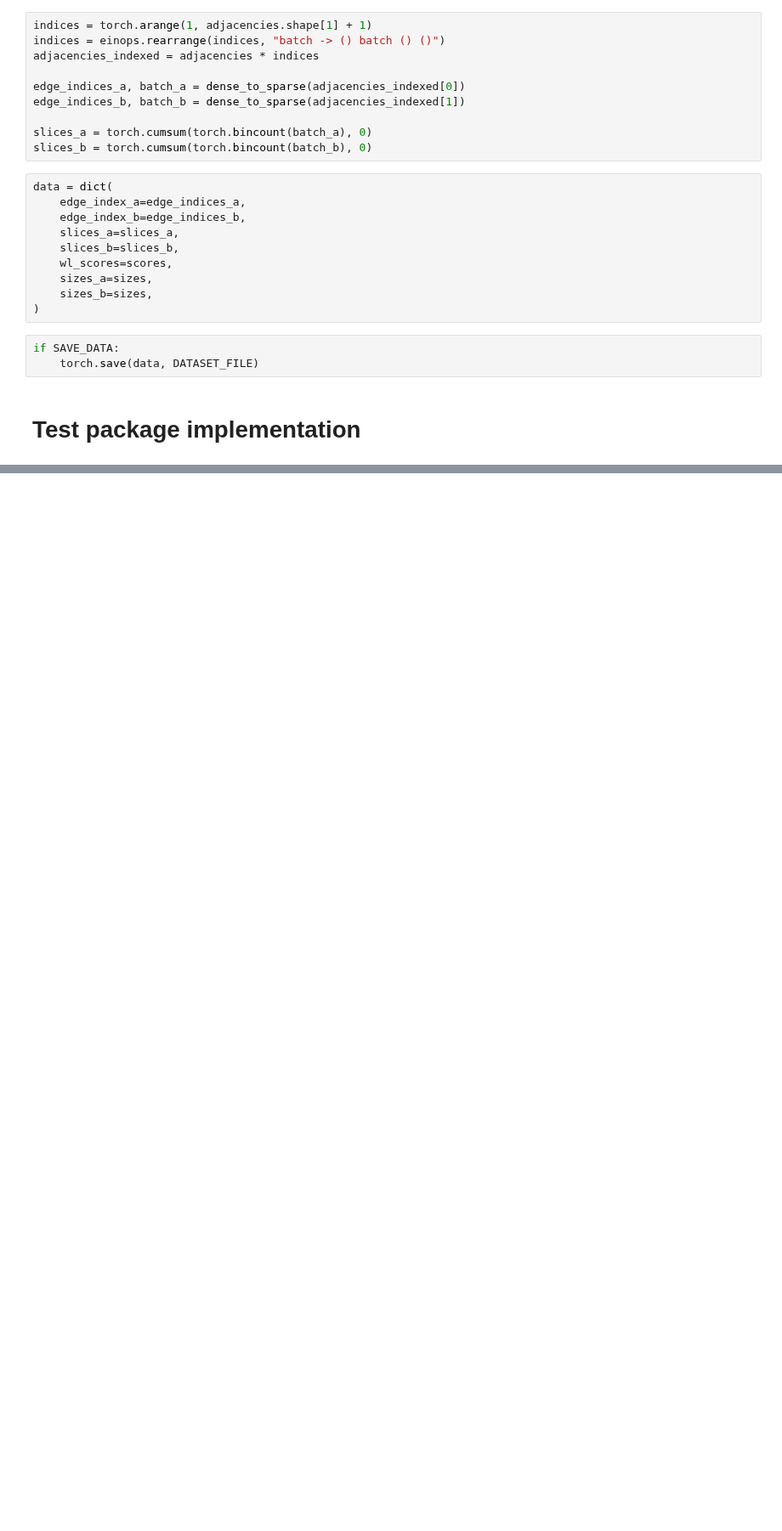
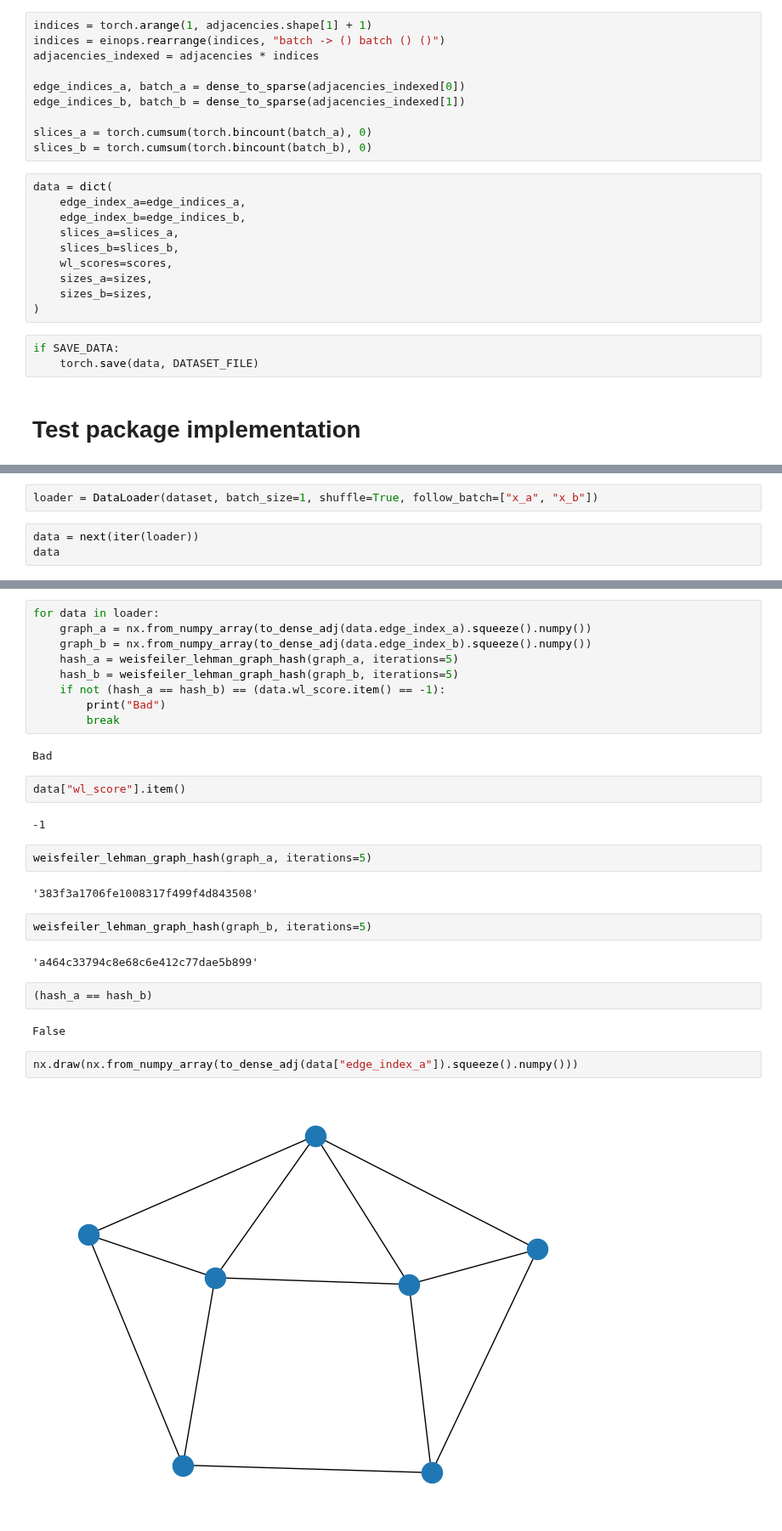
Before and after one commit to SamAdamDay/neural-interactive-proofs, a Jupyter notebook: playground/gi_dataset.ipynb, the cells around one changed output, grey strips where cells are left out. Shown at 85% size. Drawn from its saved outputs; the diff is of its cells as text; blank space fills up the shorter version.

```diff
--- a/playground/gi_dataset.ipynb
+++ b/playground/gi_dataset.ipynb
@@ -506,0 +512,5 @@ GraphIsomorphismDataset(name='test', num_features=8, num_pairs=100)
+# %%
+loader = DataLoader(dataset, batch_size=1, shuffle=True, follow_batch=["x_a", "x_b"])
+# %%
+data = next(iter(loader))
+data
@@ -506,0 +519,31 @@ GraphIsomorphismDataset(name='test', num_features=8, num_pairs=100)
+# %%
+for data in loader:
+    graph_a = nx.from_numpy_array(to_dense_adj(data.edge_index_a).squeeze().numpy())
+    graph_b = nx.from_numpy_array(to_dense_adj(data.edge_index_b).squeeze().numpy())
+    hash_a = weisfeiler_lehman_graph_hash(graph_a, iterations=5)
+    hash_b = weisfeiler_lehman_graph_hash(graph_b, iterations=5)
+    if not (hash_a == hash_b) == (data.wl_score.item() == -1):
+        print("Bad")
+        break
+# %% [output]
+Bad
+# %%
+data["wl_score"].item()
+# %% [output]
+-1
+# %%
+weisfeiler_lehman_graph_hash(graph_a, iterations=5)
+# %% [output]
+'383f3a1706fe1008317f499f4d843508'
+# %%
+weisfeiler_lehman_graph_hash(graph_b, iterations=5)
+# %% [output]
+'a464c33794c8e68c6e412c77dae5b899'
+# %%
+(hash_a == hash_b)
+# %% [output]
+False
+# %%
+nx.draw(nx.from_numpy_array(to_dense_adj(data["edge_index_a"]).squeeze().numpy()))
+# %% [output]
+[figure, added]
```
Also changed, not shown: parts of 13 cells of this notebook, 5 other files.
